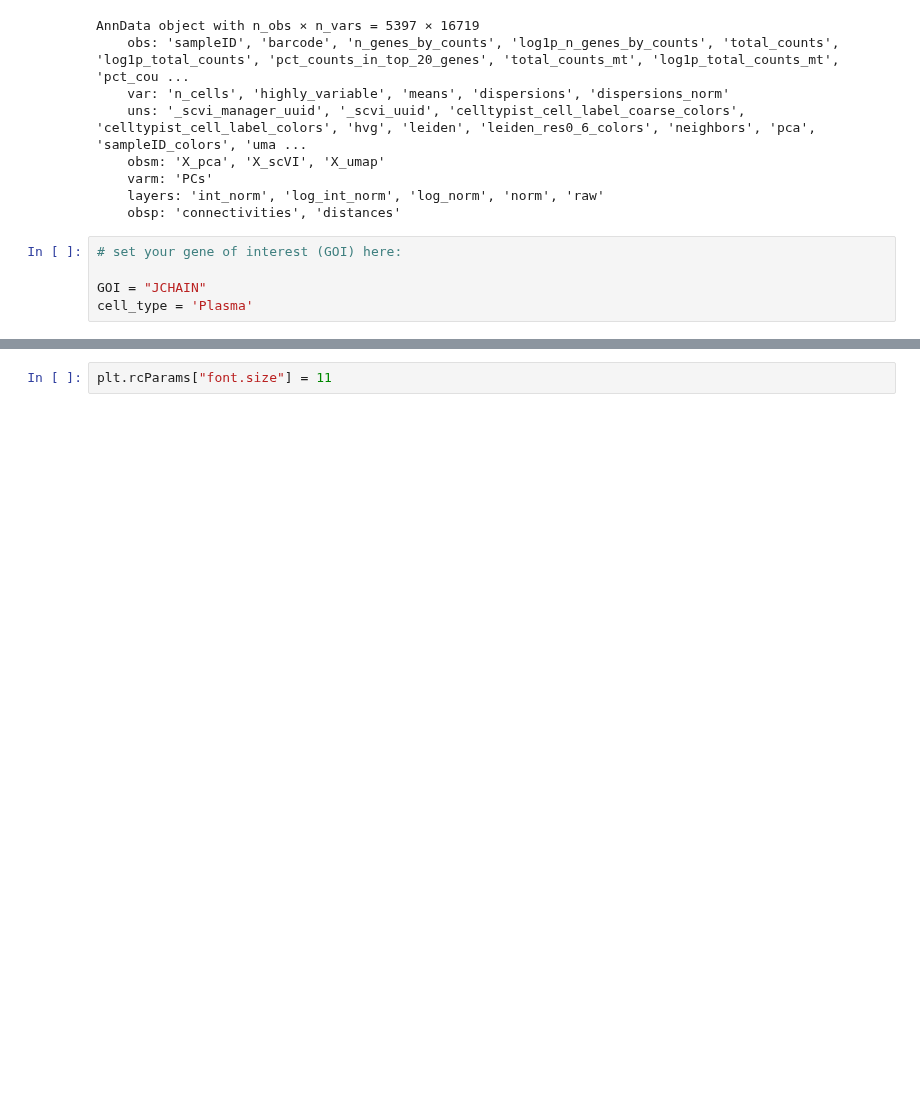
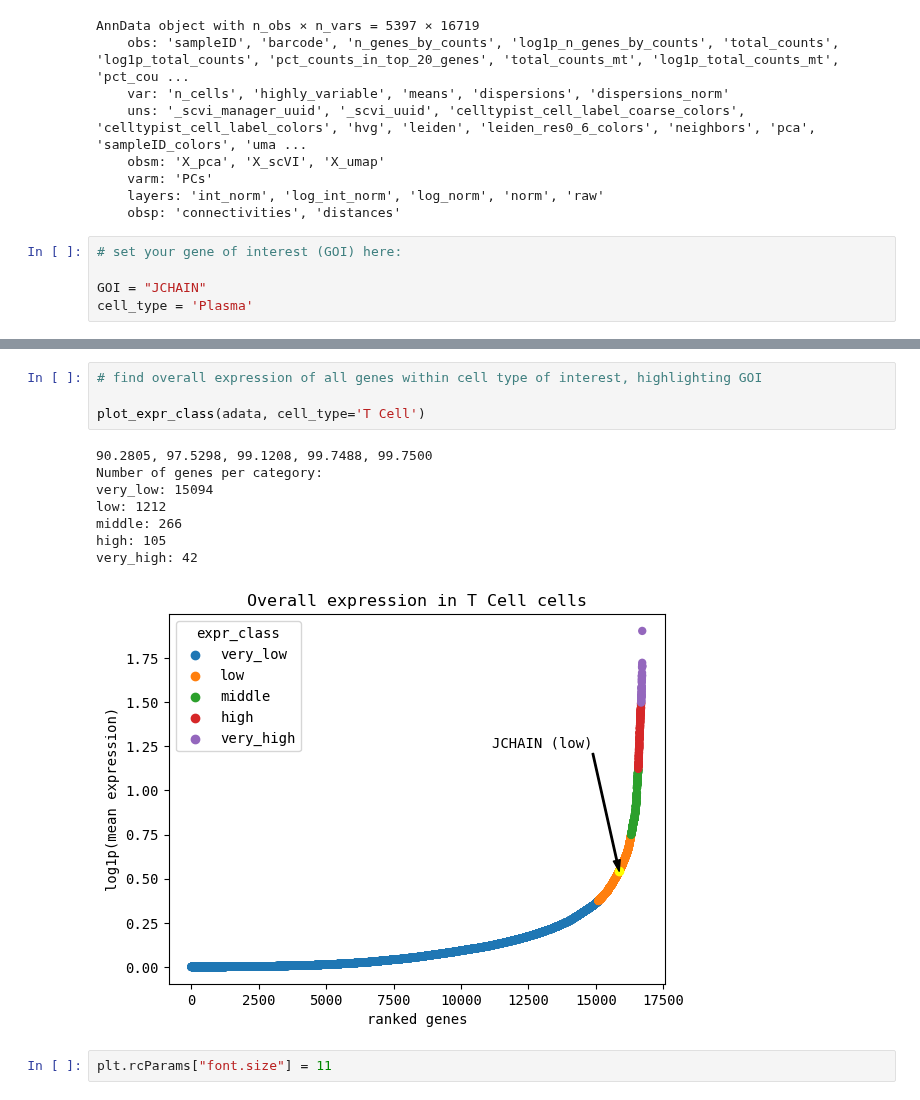
Before and after one commit to chickaroo/genereporter, a Jupyter notebook: src/pipeline.ipynb, the cells around one changed output, grey strips where cells are left out. Saved outputs shown, nothing was run; the diff lists cells and outputs as text; blank space fills up the shorter version.

```diff
--- a/src/pipeline.ipynb
+++ b/src/pipeline.ipynb
@@ -170,3 +169,16 @@ plt.show()
+# %%
+# find overall expression of all genes within cell type of interest, highlighting GOI
+
+plot_expr_class(adata, cell_type='T Cell')
+# %% [output]
+90.2805, 97.5298, 99.1208, 99.7488, 99.7500
+Number of genes per category:
+very_low: 15094
+low: 1212
+middle: 266
+high: 105
+very_high: 42
+[figure, added]
 # %%
 plt.rcParams["font.size"] = 11
 # %%
```
Also changed, not shown: parts of 35 cells of this notebook, 3 other files.
